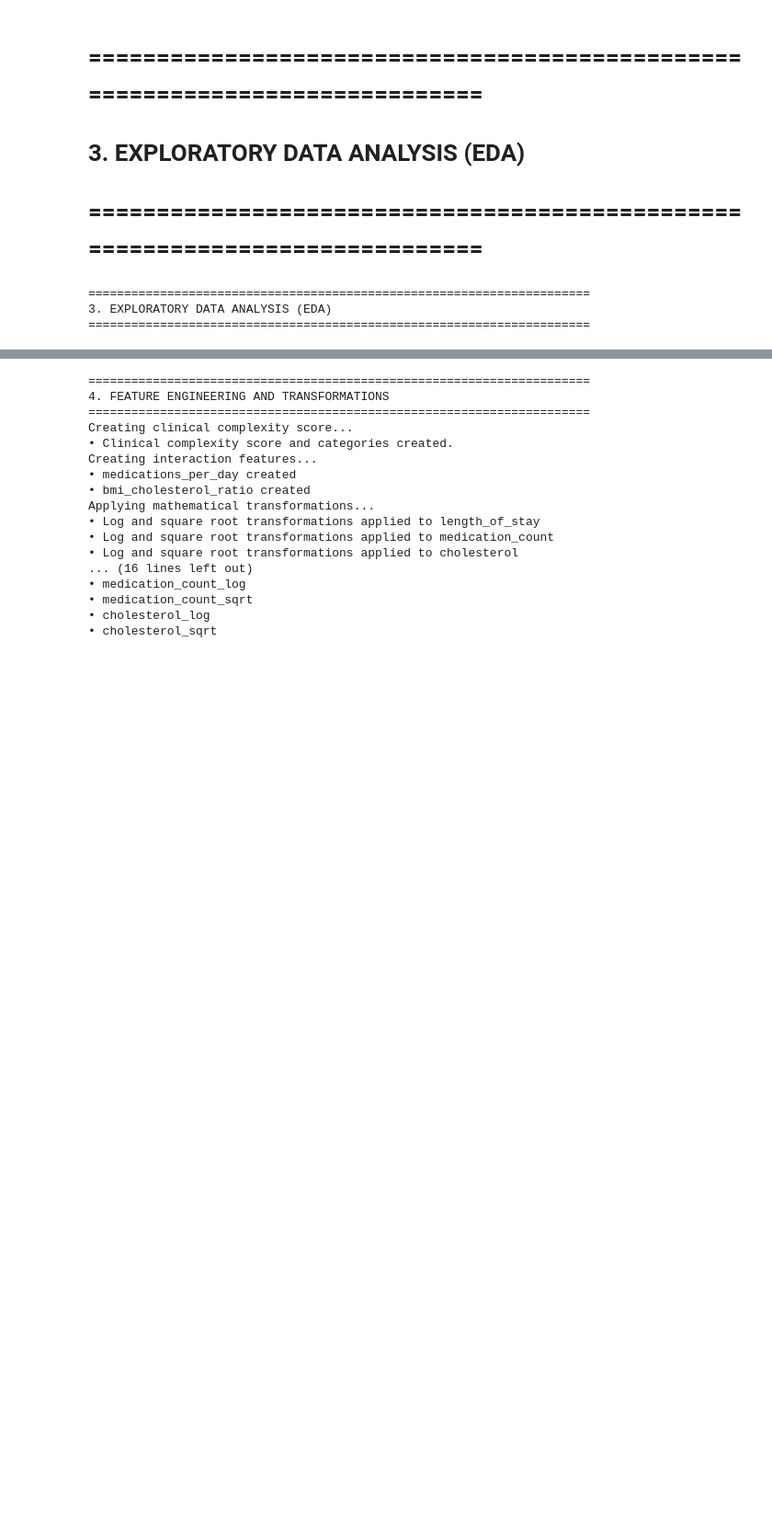
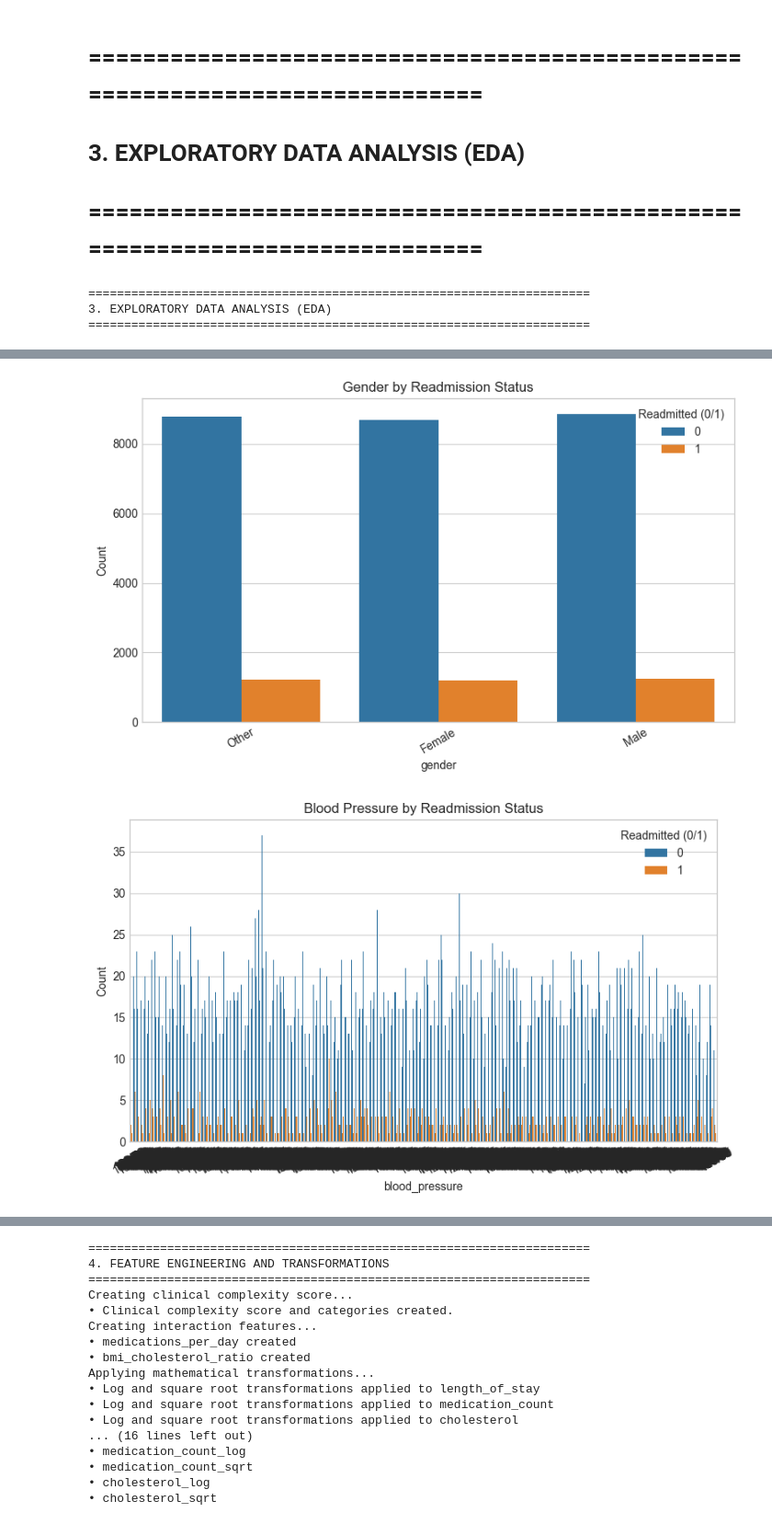
Before and after one commit to albertokabore/Hospital-Readmission-Prediction, a Jupyter notebook: notebooks/Readmission_Project.ipynb, the cells around one changed output, grey strips where cells are left out. Shown at 92% size. Drawn from its saved outputs; the diff is of its cells as text; code cells hidden in the pictures; blank space fills up the shorter version.

```diff
--- a/notebooks/Readmission_Project.ipynb
+++ b/notebooks/Readmission_Project.ipynb
@@ -329,0 +391,17 @@ Creating interaction features...
+# %%
+
+# 3.5 Categorical count plots vs target (up to 5)
+cat_for_plots = categorical_cols_all[:5]
+for col in cat_for_plots:
+    plt.figure(figsize=(8, 5))
+    sns.countplot(data=df, x=col, hue=target_col)
+    plt.title(f"{col.replace('_', ' ').title()} by Readmission Status")
+    plt.xlabel(col)
+    plt.ylabel("Count")
+    plt.xticks(rotation=30)
+    plt.legend(title="Readmitted (0/1)")
+    plt.tight_layout()
+    plt.show()
+# %% [output]
+[figure, added]
+[figure, added]
```
Also changed, not shown: parts of 8 cells of this notebook.
